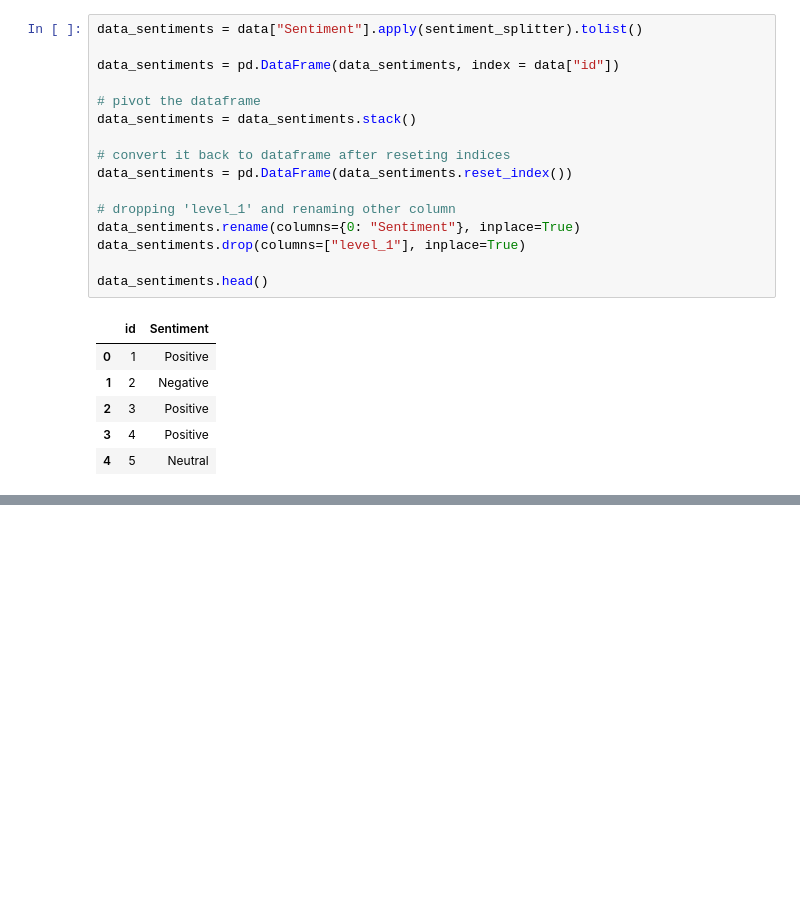
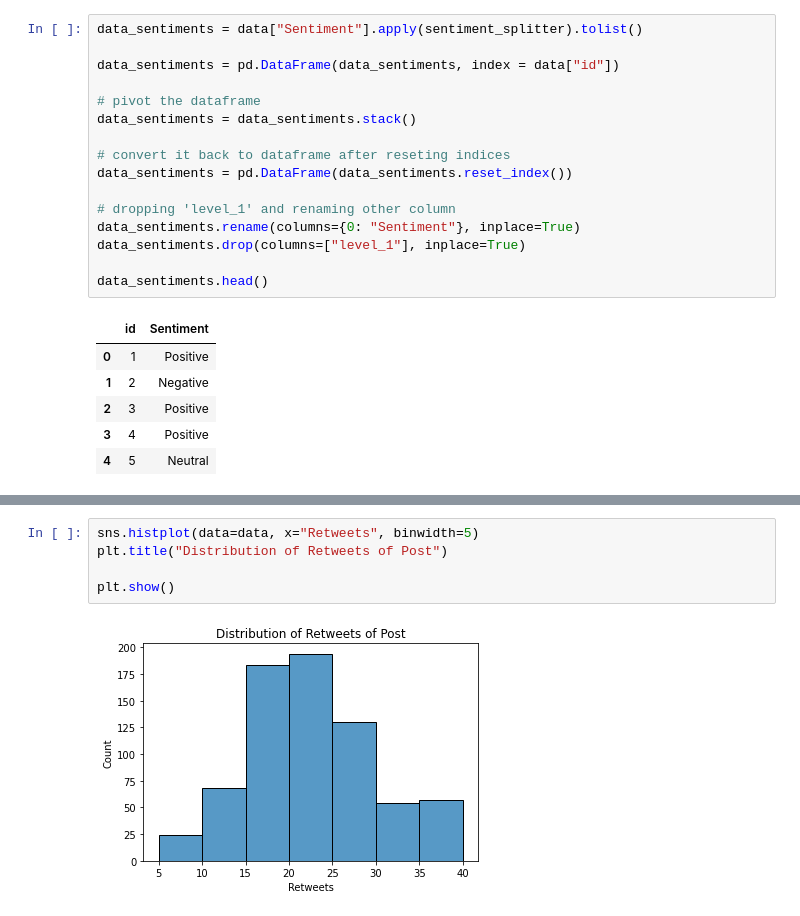
Before and after one commit to 9anubhavtyagi/social_media_sentiment_eda, a Jupyter notebook: social_media_sentiment_eda.ipynb, the cells around one changed output, grey strips where cells are left out. Drawn from its saved outputs; the diff is of its cells as text; blank space fills up the shorter version.

```diff
--- a/social_media_sentiment_eda.ipynb
+++ b/social_media_sentiment_eda.ipynb
@@ -267,0 +354,7 @@ data_sentiments.head()
+# %%
+sns.histplot(data=data, x="Retweets", binwidth=5)
+plt.title("Distribution of Retweets of Post")
+
+plt.show()
+# %% [output]
+[figure, added]
```
Also changed, not shown: parts of 133 cells of this notebook.
